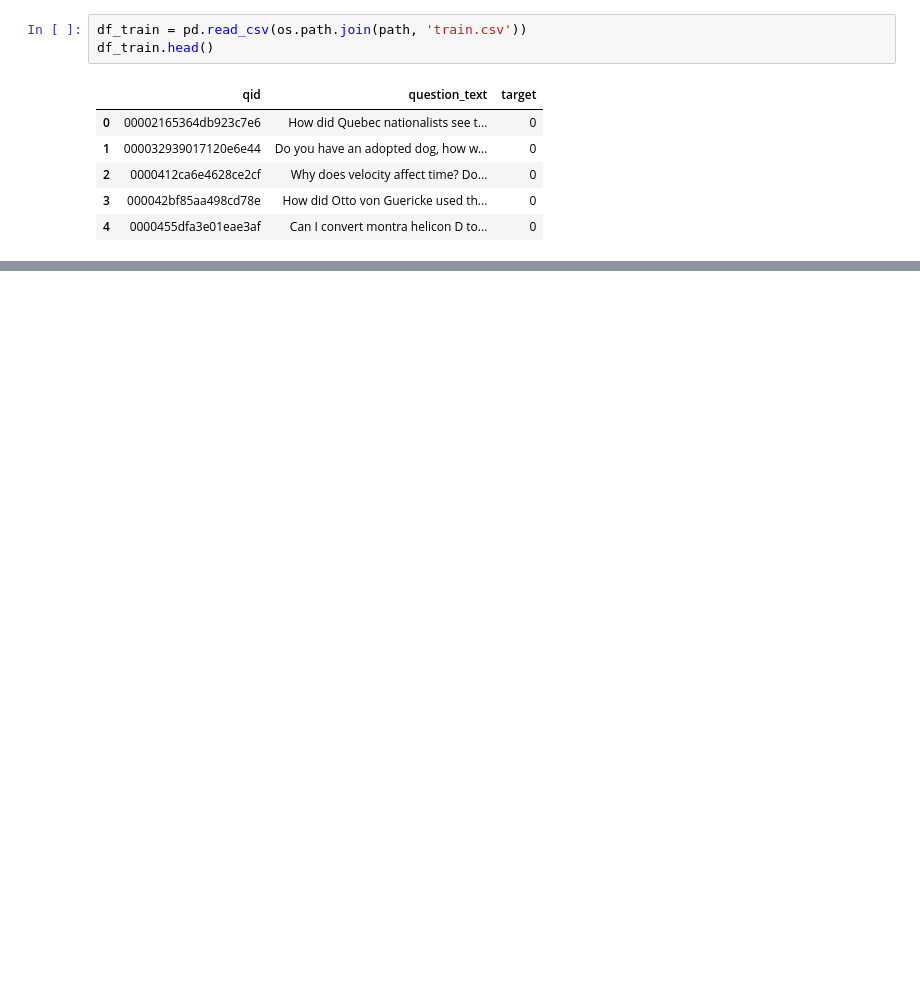
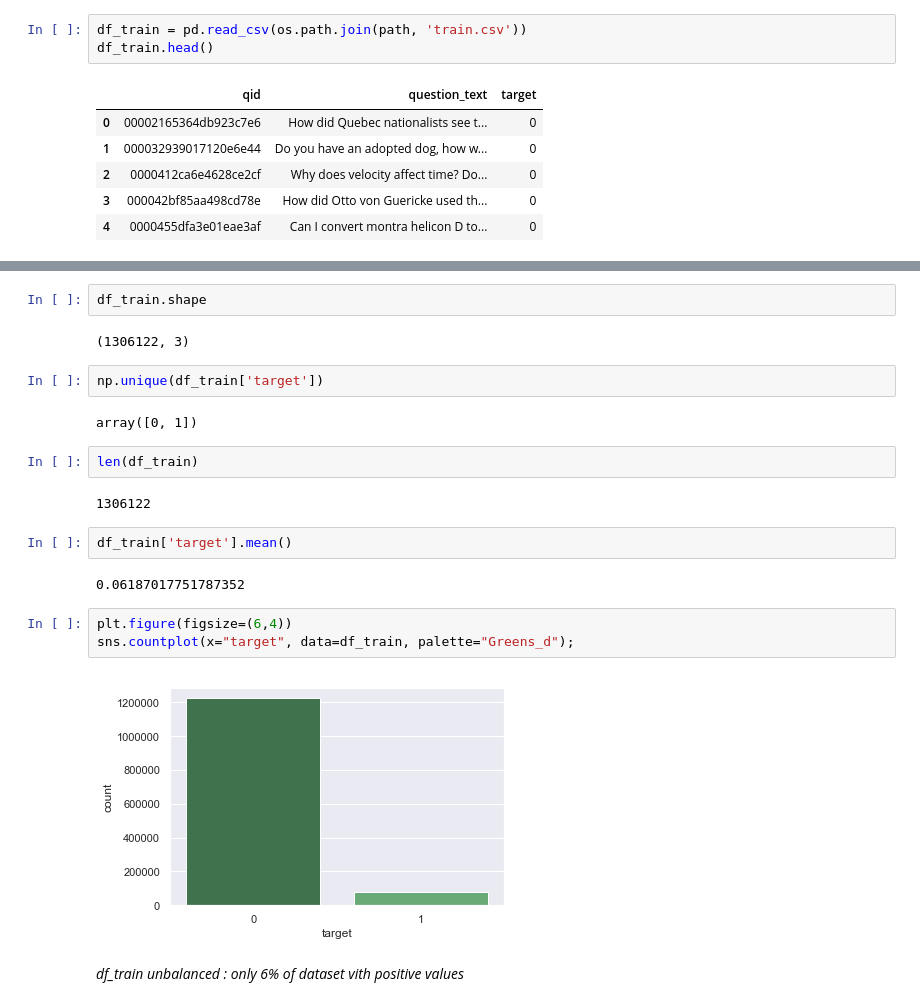
Before and after one commit to moneynass/Kaggle_competition_quora, a Jupyter notebook: notebooks/Kaggle_competition_quora.ipynb, the cells around one changed output, grey strips where cells are left out. Saved outputs shown, nothing was run; the diff lists cells and outputs as text; blank space fills up the shorter version.

```diff
--- a/notebooks/Kaggle_competition_quora.ipynb
+++ b/notebooks/Kaggle_competition_quora.ipynb
@@ -30,0 +56,23 @@ df_train.head()
+# %%
+df_train.shape
+# %% [output]
+(1306122, 3)
+# %%
+np.unique(df_train['target'])
+# %% [output]
+array([0, 1])
+# %%
+len(df_train)
+# %% [output]
+1306122
+# %%
+df_train['target'].mean()
+# %% [output]
+0.06187017751787352
+# %%
+plt.figure(figsize=(6,4))
+sns.countplot(x="target", data=df_train, palette="Greens_d");
+# %% [output]
+[figure, added]
+# %% [markdown]
+*df_train unbalanced : only 6% of dataset vith positive values*
```
Also changed, not shown: parts of 46 cells of this notebook.
